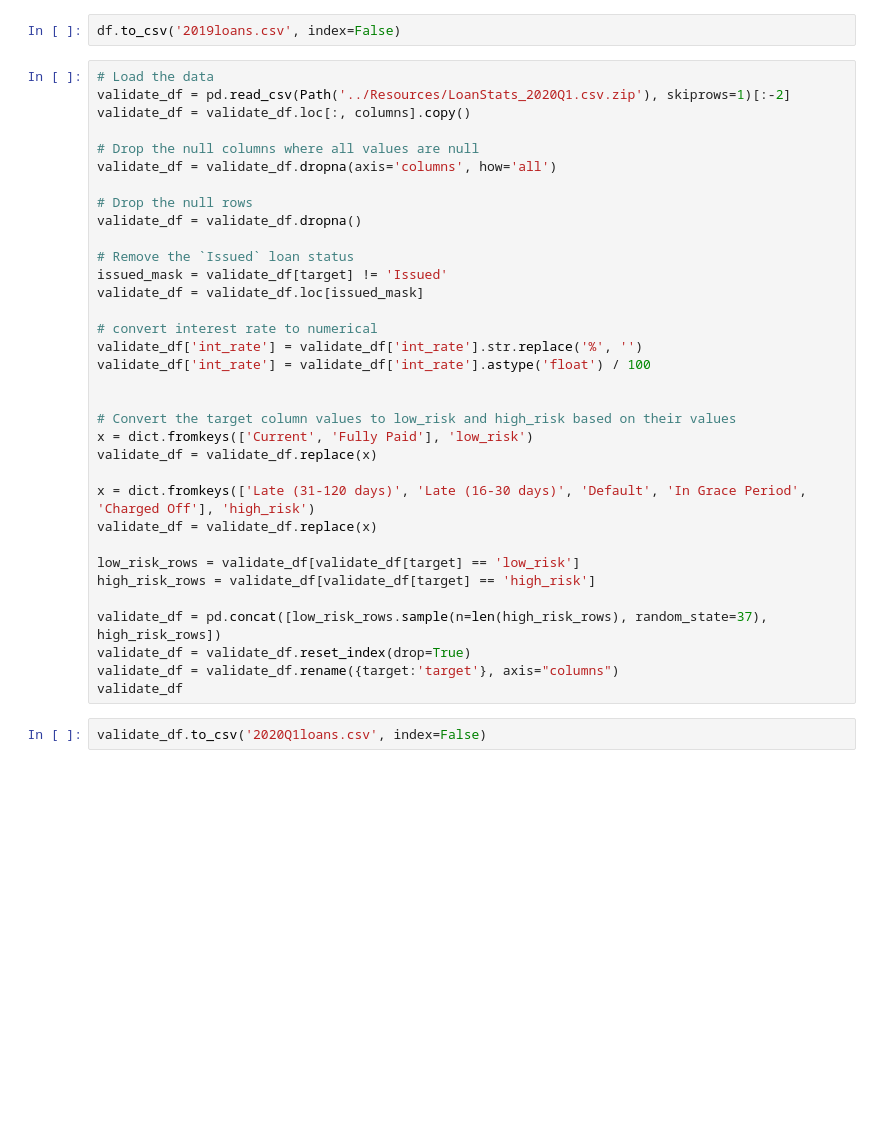
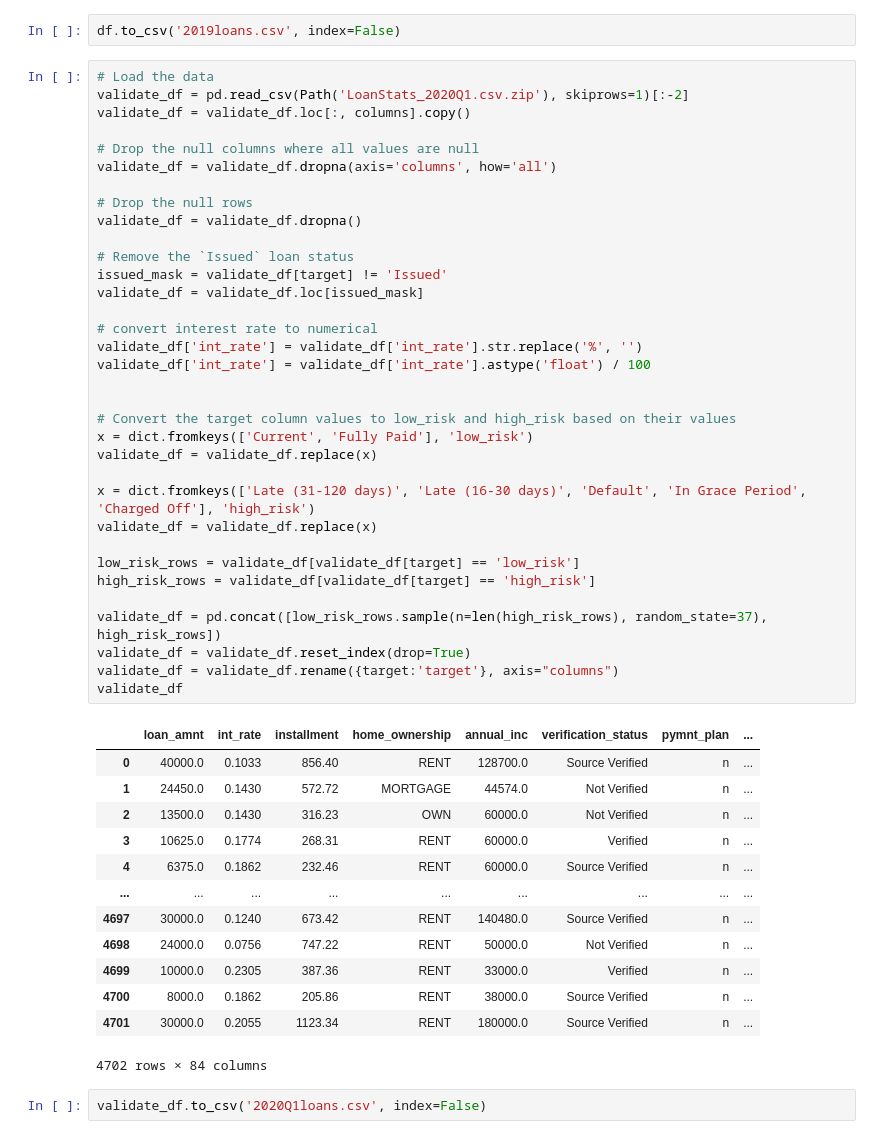
Before and after one commit to Razzei/supervised-machine-learning, a Jupyter notebook: Resources/Generator/GenerateData.ipynb, the cells around one changed output. Drawn from its saved outputs; the diff is of its cells as text; blank space fills up the shorter version.

```diff
--- a/Resources/Generator/GenerateData.ipynb
+++ b/Resources/Generator/GenerateData.ipynb
@@ -96,37 +108,51 @@ FileNotFoundError: [Errno 2] No such file or directory: '..\\LoanStats_2019Q1.cs
 df.to_csv('2019loans.csv', index=False)
 # %%
 # Load the data
-validate_df = pd.read_csv(Path('../Resources/LoanStats_2020Q1.csv.zip'), skiprows=1)[:-2]
+validate_df = pd.read_csv(Path('LoanStats_2020Q1.csv.zip'), skiprows=1)[:-2]
 validate_df = validate_df.loc[:, columns].copy()
 
 # Drop the null columns where all values are null
 validate_df = validate_df.dropna(axis='columns', how='all')
 
 # Drop the null rows
 validate_df = validate_df.dropna()
 
 # Remove the `Issued` loan status
 issued_mask = validate_df[target] != 'Issued'
 validate_df = validate_df.loc[issued_mask]
 
 # convert interest rate to numerical
 validate_df['int_rate'] = validate_df['int_rate'].str.replace('%', '')
 validate_df['int_rate'] = validate_df['int_rate'].astype('float') / 100
 
 
 # Convert the target column values to low_risk and high_risk based on their values
 x = dict.fromkeys(['Current', 'Fully Paid'], 'low_risk')
 validate_df = validate_df.replace(x)
 
 x = dict.fromkeys(['Late (31-120 days)', 'Late (16-30 days)', 'Default', 'In Grace Period', 'Charged Off'], 'high_risk')
 validate_df = validate_df.replace(x)
 
 low_risk_rows = validate_df[validate_df[target] == 'low_risk']
 high_risk_rows = validate_df[validate_df[target] == 'high_risk']
 
 validate_df = pd.concat([low_risk_rows.sample(n=len(high_risk_rows), random_state=37), high_risk_rows])
 validate_df = validate_df.reset_index(drop=True)
 validate_df = validate_df.rename({target:'target'}, axis="columns")
 validate_df
+# %% [output]
+|  | loan_amnt | int_rate | installment | home_ownership | annual_inc | verification_status | pymnt_plan | ... |
+| 0 | 40000.0 | 0.1033 | 856.40 | RENT | 128700.0 | Source Verified | n | ... |
+| 1 | 24450.0 | 0.1430 | 572.72 | MORTGAGE | 44574.0 | Not Verified | n | ... |
+| 2 | 13500.0 | 0.1430 | 316.23 | OWN | 60000.0 | Not Verified | n | ... |
+| 3 | 10625.0 | 0.1774 | 268.31 | RENT | 60000.0 | Verified | n | ... |
+| 4 | 6375.0 | 0.1862 | 232.46 | RENT | 60000.0 | Source Verified | n | ... |
+| ... | ... | ... | ... | ... | ... | ... | ... | ... |
+| 4697 | 30000.0 | 0.1240 | 673.42 | RENT | 140480.0 | Source Verified | n | ... |
+| 4698 | 24000.0 | 0.0756 | 747.22 | RENT | 50000.0 | Not Verified | n | ... |
+| 4699 | 10000.0 | 0.2305 | 387.36 | RENT | 33000.0 | Verified | n | ... |
+| 4700 | 8000.0 | 0.1862 | 205.86 | RENT | 38000.0 | Source Verified | n | ... |
+| 4701 | 30000.0 | 0.2055 | 1123.34 | RENT | 180000.0 | Source Verified | n | ... |
+4702 rows × 84 columns
 # %%
 validate_df.to_csv('2020Q1loans.csv', index=False)
```
Also changed, not shown: parts of 1 cell of this notebook, 1 other file.
